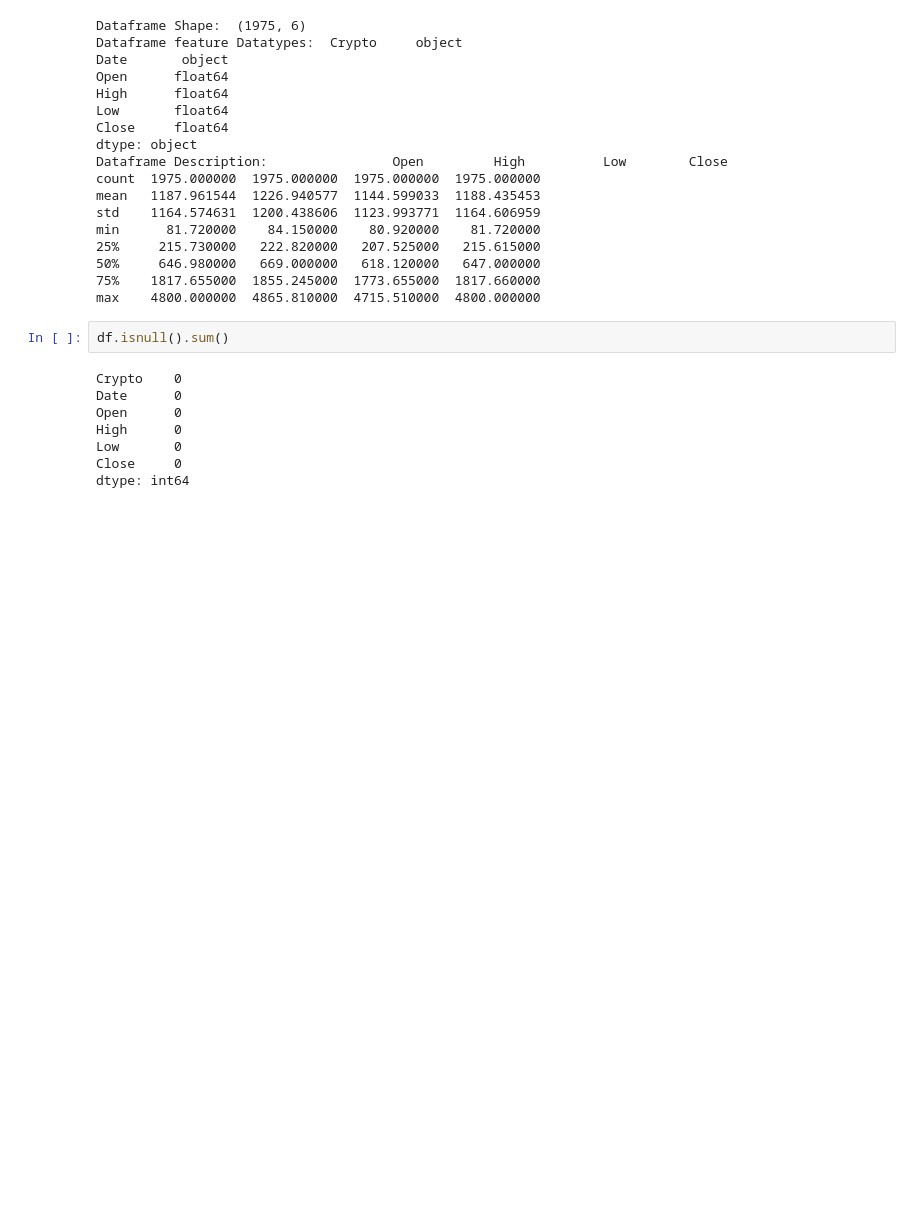
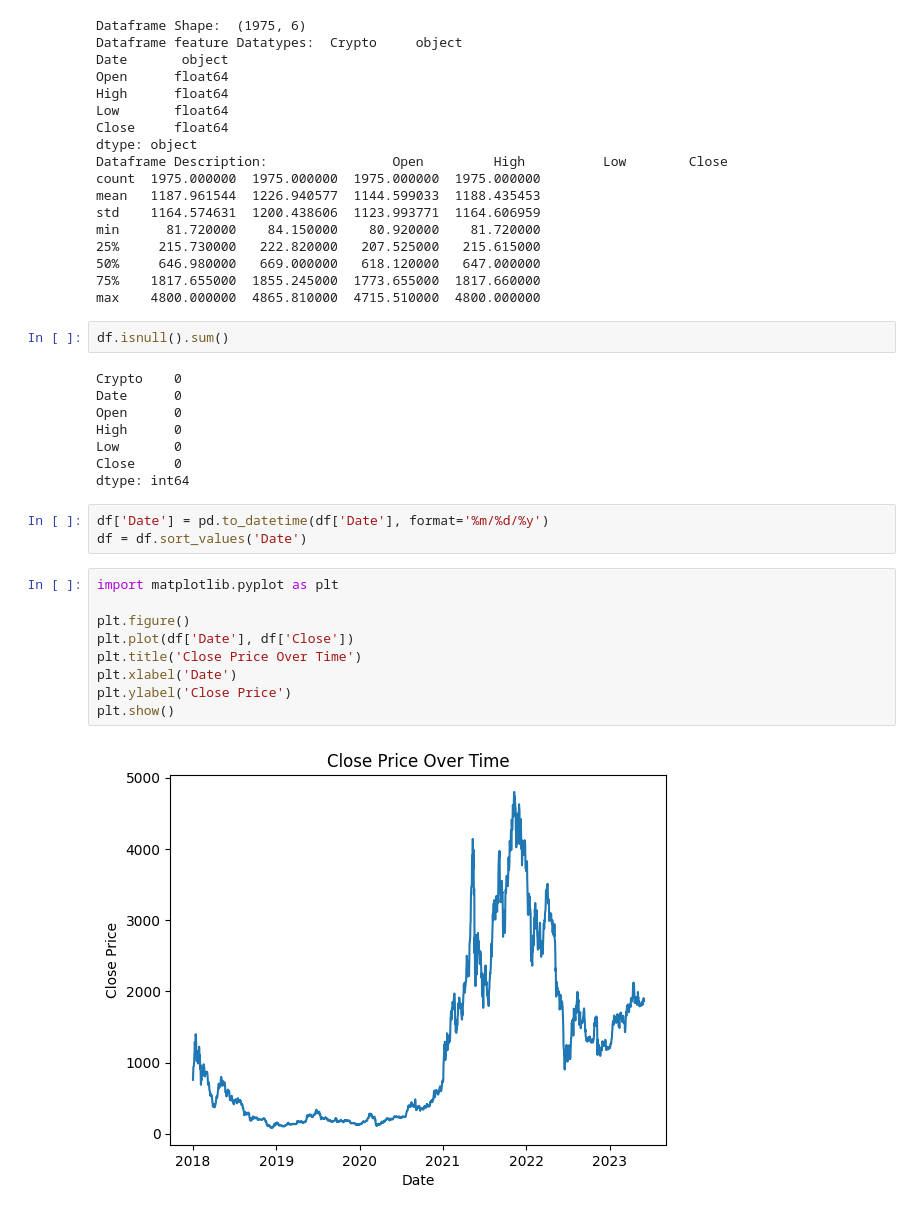
Before and after one commit to KeneanDita/Cryptocurrency-Price-Predictor-using-Time-Series-data, a Jupyter notebook: Notebooks/ETH_Model_Training.ipynb, the cells around one changed output. Saved outputs shown, nothing was run; the diff lists cells and outputs as text; blank space fills up the shorter version.

Commit message:
Add Visualizations and Insights for the ETH model

```diff
--- a/Notebooks/ETH_Model_Training.ipynb
+++ b/Notebooks/ETH_Model_Training.ipynb
@@ -46,3 +46,17 @@ High      0
 Low       0
 Close     0
 dtype: int64
+# %%
+df['Date'] = pd.to_datetime(df['Date'], format='%m/%d/%y')
+df = df.sort_values('Date')
+# %%
+import matplotlib.pyplot as plt
+
+plt.figure()
+plt.plot(df['Date'], df['Close'])
+plt.title('Close Price Over Time')
+plt.xlabel('Date')
+plt.ylabel('Close Price')
+plt.show()
+# %% [output]
+[figure, added]
```
Also changed, not shown: parts of 4 cells of this notebook.
